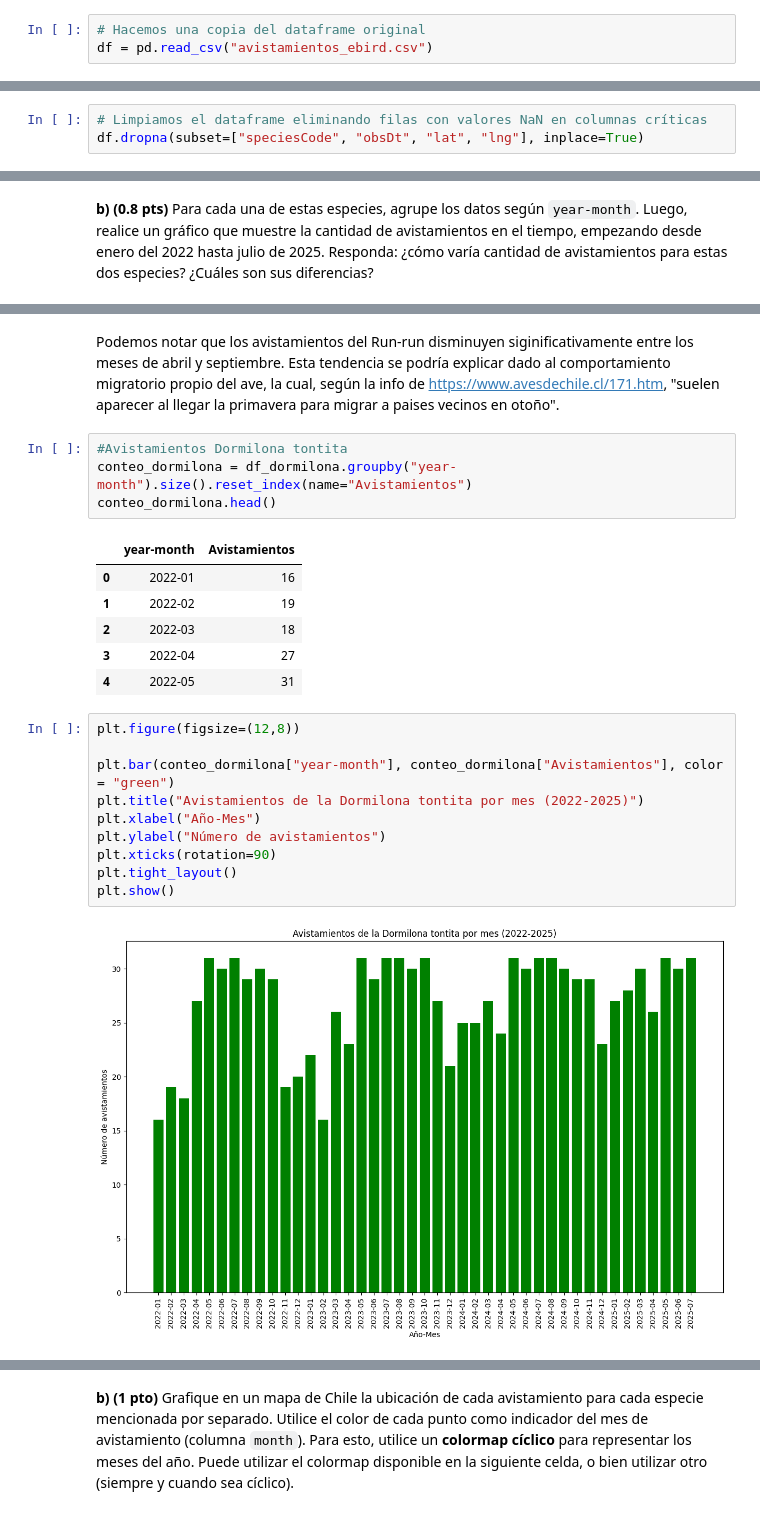
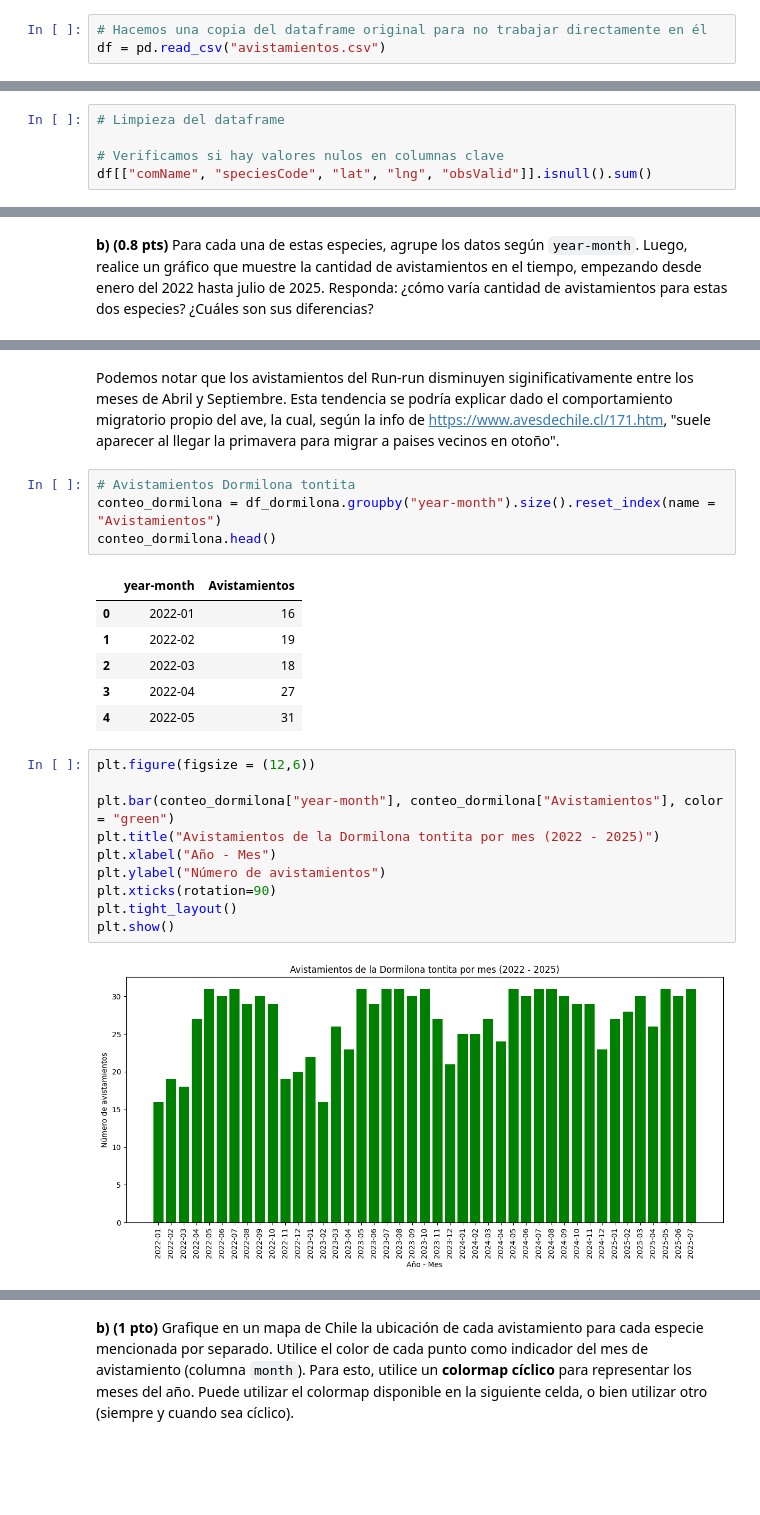
Before and after one commit to IgnOsorioo/IMT2200-Ignacio-Osorio, a Jupyter notebook: Tareas/Tarea 2/IMT2200-25s2 - Tarea 02.ipynb, the cells around one changed output, grey strips where cells are left out. Cells and saved outputs as stored; diff of their text form; blank space fills up the shorter version.

```diff
--- a/Tareas/Tarea 2/IMT2200-25s2 - Tarea 02.ipynb
+++ b/Tareas/Tarea 2/IMT2200-25s2 - Tarea 02.ipynb
@@ -155,4 +161,4 @@ df_avistamientos.to_csv("avistamientos_ebird.csv", index=False)
 # %%
-# Hacemos una copia del dataframe original
-df = pd.read_csv("avistamientos_ebird.csv")
+# Hacemos una copia del dataframe original para no trabajar directamente en él
+df = pd.read_csv("avistamientos.csv")
 # %%
@@ -179,5 +185,7 @@ df.head()
 | 3 | austhr1 | Zorzal patagónico | Turdus falcklandii | L7988120 | Leñadura, Nuestra casa | 2022-01-01 22:18 | 1.0 | -53.214573 | -70.947665 | True | ... |
 | 4 | rucspa1 | Chincol | Zonotrichia capensis | L7988120 | Leñadura, Nuestra casa | 2022-01-01 22:18 | 2.0 | -53.214573 | -70.947665 | True | ... |
 # %%
-# Limpiamos el dataframe eliminando filas con valores NaN en columnas críticas
-df.dropna(subset=["speciesCode", "obsDt", "lat", "lng"], inplace=True)
+# Limpieza del dataframe
+
+# Verificamos si hay valores nulos en columnas clave
+df[["comName", "speciesCode", "lat", "lng", "obsValid"]].isnull().sum()
@@ -349,10 +375,10 @@ plt.show()
 # %% [output]
 [figure]
 # %% [markdown]
-Podemos notar que los avistamientos del Run-run disminuyen siginificativamente entre los meses de abril y septiembre. Esta tendencia se podría explicar dado al comportamiento migratorio propio del ave, la cual, según la info de https://www.avesdechile.cl/171.htm, "suelen aparecer al llegar la primavera para migrar a paises vecinos en otoño".
+Podemos notar que los avistamientos del Run-run disminuyen siginificativamente entre los meses de Abril y Septiembre. Esta tendencia se podría explicar dado el comportamiento migratorio propio del ave, la cual, según la info de https://www.avesdechile.cl/171.htm, "suele aparecer al llegar la primavera para migrar a paises vecinos en otoño".
 # %%
-#Avistamientos Dormilona tontita
-conteo_dormilona = df_dormilona.groupby("year-month").size().reset_index(name="Avistamientos")
+# Avistamientos Dormilona tontita
+conteo_dormilona = df_dormilona.groupby("year-month").size().reset_index(name = "Avistamientos")
 conteo_dormilona.head()
 # %% [output]
 |  | year-month | Avistamientos |
@@ -362,14 +388,14 @@ conteo_dormilona.head()
 | 3 | 2022-04 | 27 |
 | 4 | 2022-05 | 31 |
 # %%
-plt.figure(figsize=(12,8))
+plt.figure(figsize = (12,6))
 
 plt.bar(conteo_dormilona["year-month"], conteo_dormilona["Avistamientos"], color = "green")
-plt.title("Avistamientos de la Dormilona tontita por mes (2022-2025)")
-plt.xlabel("Año-Mes")
+plt.title("Avistamientos de la Dormilona tontita por mes (2022 - 2025)")
+plt.xlabel("Año - Mes")
 plt.ylabel("Número de avistamientos")
 plt.xticks(rotation=90)
 plt.tight_layout()
 plt.show()
 # %% [output]
-[figure, old version]
+[figure, new version]
```
Also changed, not shown: parts of 22 cells of this notebook, 11 other files.
